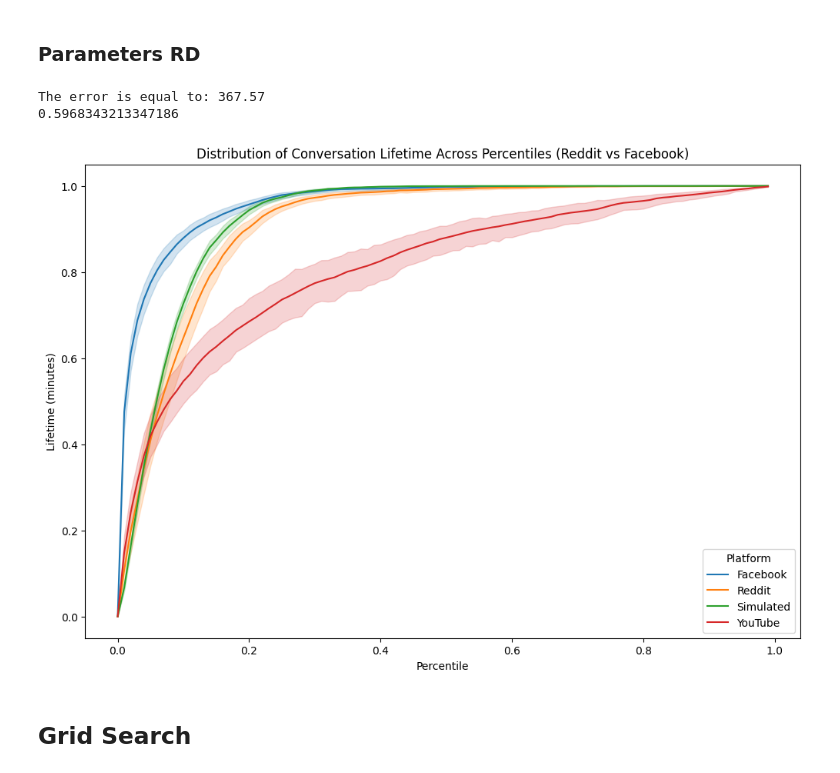
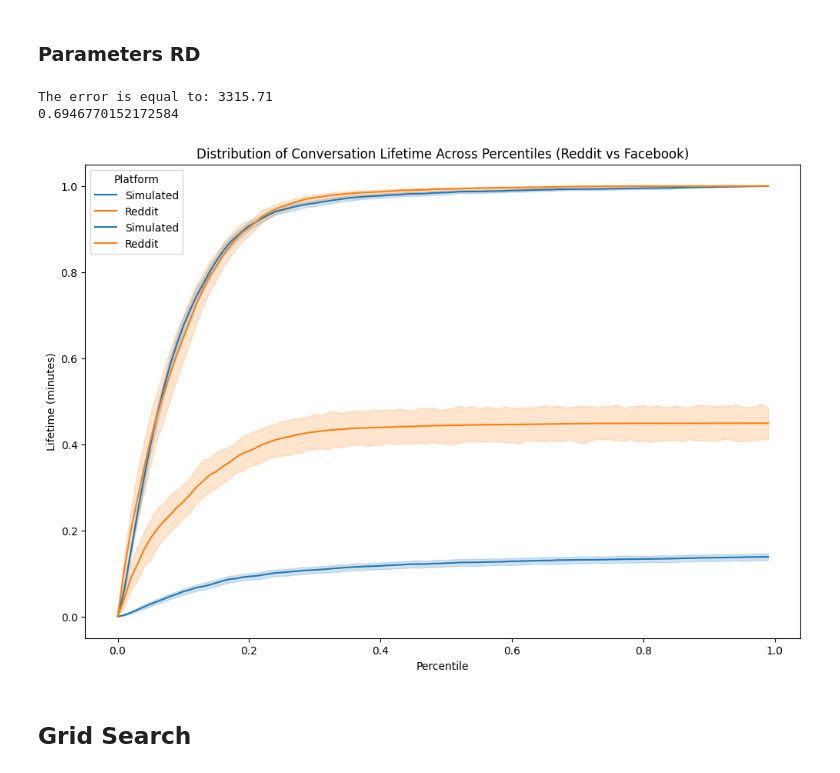
Before and after one commit to jacoponudo/Conversation_dynamics, a Jupyter notebook: src/SYN/search_parameters.ipynb, the cells around one changed output. Saved outputs shown, nothing was run; the diff lists cells and outputs as text; code cells hidden in the pictures.

```diff
--- a/src/SYN/search_parameters.ipynb
+++ b/src/SYN/search_parameters.ipynb
@@ -250,10 +58,8 @@ yt=pd.read_csv('/content/drive/MyDrive/thesis/data/youtube/processed_sample.csv'
 fb = fb[fb['temporal_distance_birth_h'] < 100].copy()
 fb['temporal_distance_birth_base_100h'] = fb['temporal_distance_birth_h'] / 100
 
-fbb= fbb[fbb['temporal_distance_birth_h'] < 100].copy()
-fbb['temporal_distance_birth_base_100h'] = fbb['temporal_distance_birth_h'] / 100
-
 rd = rd[rd['temporal_distance_birth_h'] < 100].copy()
+rd['comment_id']=rd['comment_code']
 rd['temporal_distance_birth_base_100h'] = rd['temporal_distance_birth_h'] / 100
 
 vo = vo[vo['temporal_distance_birth_h'] < 100].copy()
@@ -265,7 +71,7 @@ yt = yt[yt['temporal_distance_birth_h'] < 100].copy()
 yt['temporal_distance_birth_base_100h'] = yt['temporal_distance_birth_h'] / 100
 yt['user_id']=yt['user']
 
-fbb = fbb[fbb['temporal_distance_birth_h'] < 100].copy()
+'''fbb = fbb[fbb['temporal_distance_birth_h'] < 100].copy()
 fbb['temporal_distance_birth_base_100h'] = fbb['temporal_distance_birth_h'] / 100
-fbb['user_id']=fbb['from_id']
+fbb['user_id']=fbb['from_id']'''
 # %%
@@ -1144,20 +682,22 @@ plt.show()
 # %%
 n=100
-a=1.3208418726992361
+a=0.5186615140672572
 b=366274394.2558266
 loc=0.00043188573340450587
 scale=21377429.04281839
-alpha=0.6
-lambda_=0.6
+
+alpha=0.3
+lambda_=1
+
 c=0.6069205391107709
 d=14.804821905854089
 l=-0.06145338859442588
 s=5.865235905966762
 
-cf=0.5697079509462244
-df=3.122380555707551
-lf=-1.0878713951321233
-sf=223.89075150295344
+cf=1.061267002974987
+df=0.16381176822206486
+lf=2.7777777777777775e-06
+sf=1.708837260306469
 simulated, observed=simulate_data(rd, a, b,loc,scale, alpha, lambda_,c,d,l,s,cf,df,lf,sf,num_threads=n)
 # %%
 simulated_ECDF = calculate_ECDF(simulated, time_intervals)
@@ -1177,22 +711,23 @@ error = calculate_loss(simulated_ECDF, observed_ECDF)
 print('The error is equal to: ' + str(round(error, 2)))
 print(len(simulated)/len( observed))
 # %% [output]
-The error is equal to: 367.57
-0.5968343213347186
+The error is equal to: 3315.71
+0.6946770152172584
 # %%
-combined_results = pd.concat([reddit_ECDF, observed_ECDF,simulated_ECDF,youtube_ECDF], ignore_index=True)
+combined_results = pd.concat([simulated_ECDF, observed_ECDF], ignore_index=True)
 df=combined_results
 # Plotting lineplot for both Reddit and Facebook with confidence intervals
 plt.figure(figsize=(12, 8))
 sns.lineplot(data=df, x='Time Grid Value', y='Share',hue='Platform', errorbar=('ci', 99))
+sns.lineplot(data=combined_results, x='Time Grid Value', y='Share_cc', hue='Platform', errorbar=('ci', 99))
 plt.title('Distribution of Conversation Lifetime Across Percentiles (Reddit vs Facebook)')
 plt.ylabel('Lifetime (minutes)')
 plt.xlabel('Percentile')
 plt.grid(False)
 plt.legend(title='Platform')
 plt.show()
 # %% [output]
-[figure, old version]
+[figure, new version]
 # %% [markdown]
 ## Grid Search
 # %%
```
Also changed, not shown: parts of 49 cells of this notebook.
